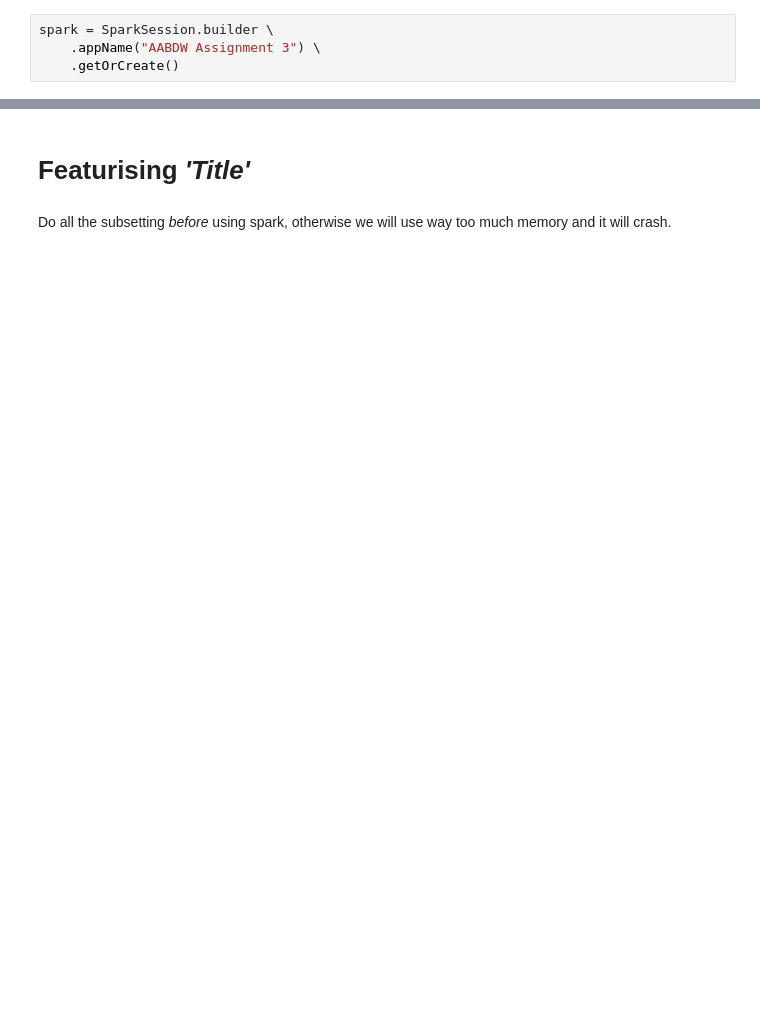
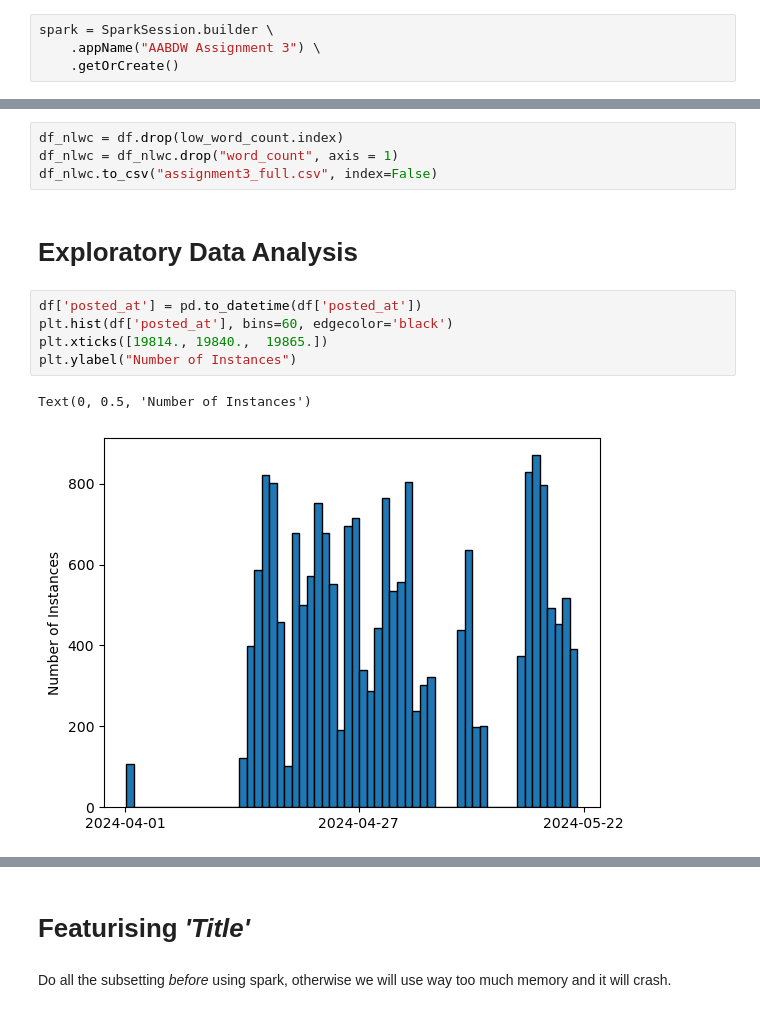
Before and after one commit to jsamardzic/AdvancedAnalyticsAssignments, a Jupyter notebook: Assignment 3/model_building.ipynb, the cells around one changed output, grey strips where cells are left out. Drawn from its saved outputs; the diff is of its cells as text; blank space fills up the shorter version.

```diff
--- a/Assignment 3/model_building.ipynb
+++ b/Assignment 3/model_building.ipynb
@@ -24,0 +171,14 @@ spark = SparkSession.builder \
+# %%
+df_nlwc = df.drop(low_word_count.index)
+df_nlwc = df_nlwc.drop("word_count", axis = 1)
+df_nlwc.to_csv("assignment3_full.csv", index=False)
+# %% [markdown]
+# Exploratory Data Analysis
+# %%
+df['posted_at'] = pd.to_datetime(df['posted_at'])
+plt.hist(df['posted_at'], bins=60, edgecolor='black')
+plt.xticks([19814., 19840.,  19865.])
+plt.ylabel("Number of Instances")
+# %% [output]
+Text(0, 0.5, 'Number of Instances')
+[figure, added]
```
Also changed, not shown: parts of 36 cells of this notebook, 2 other files.
